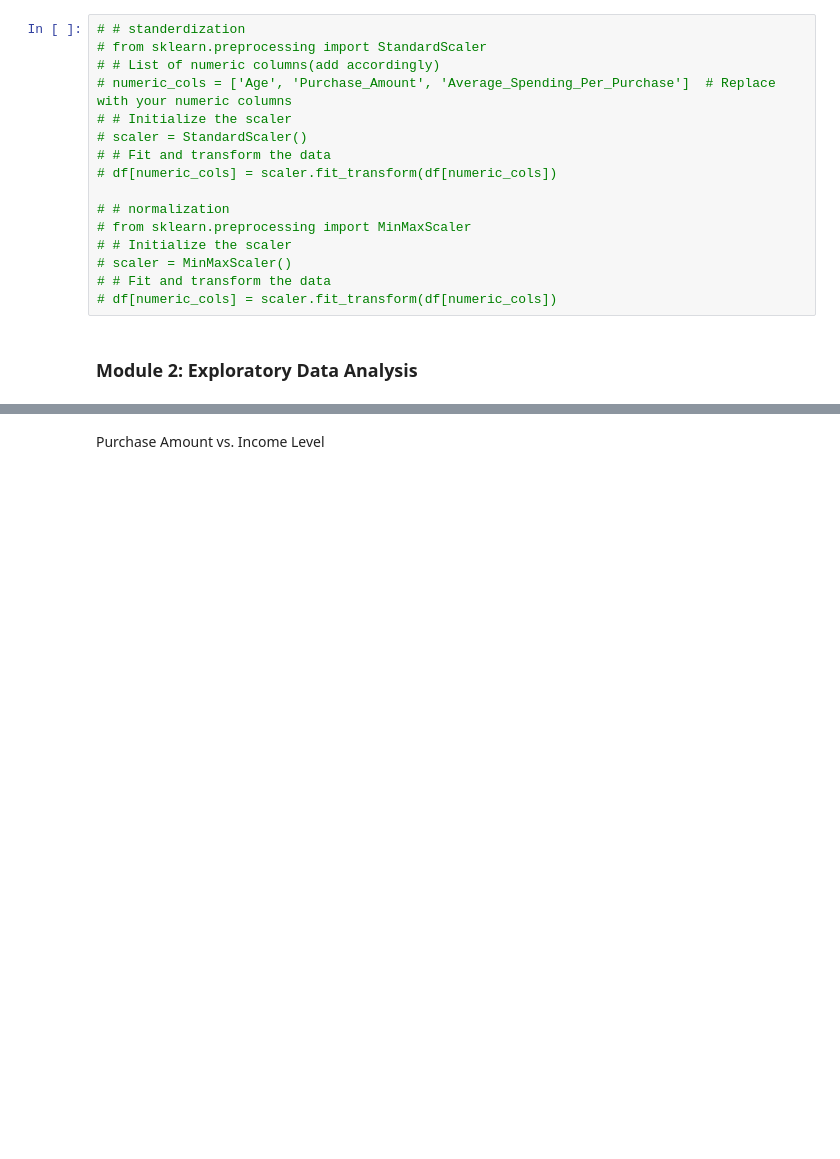
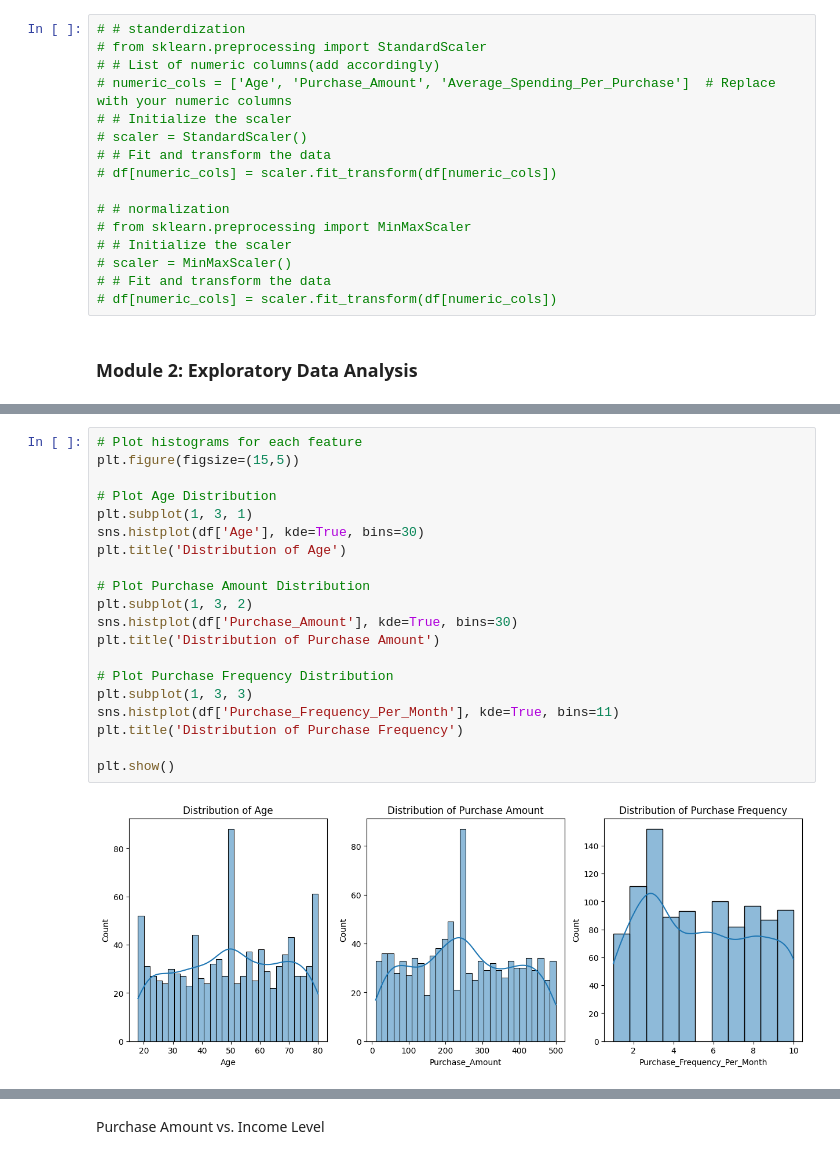
Before and after one commit to its-hasaan/Imtiaz-Mart-Customer-Behavior-Analysis-Predictive-Modeling, a Jupyter notebook: Projectfile.ipynb, the cells around one changed output, grey strips where cells are left out. Cells and saved outputs as stored; diff of their text form; blank space fills up the shorter version.

```diff
--- a/Projectfile.ipynb
+++ b/Projectfile.ipynb
@@ -276,0 +288,22 @@ Standerdization/Normalization
+# %%
+# Plot histograms for each feature
+plt.figure(figsize=(15,5))
+
+# Plot Age Distribution
+plt.subplot(1, 3, 1)
+sns.histplot(df['Age'], kde=True, bins=30)
+plt.title('Distribution of Age')
+
+# Plot Purchase Amount Distribution
+plt.subplot(1, 3, 2)
+sns.histplot(df['Purchase_Amount'], kde=True, bins=30)
+plt.title('Distribution of Purchase Amount')
+
+# Plot Purchase Frequency Distribution
+plt.subplot(1, 3, 3)
+sns.histplot(df['Purchase_Frequency_Per_Month'], kde=True, bins=11)
+plt.title('Distribution of Purchase Frequency')
+
+plt.show()
+# %% [output]
+[figure, added]
```
Also changed, not shown: parts of 14 cells of this notebook.
